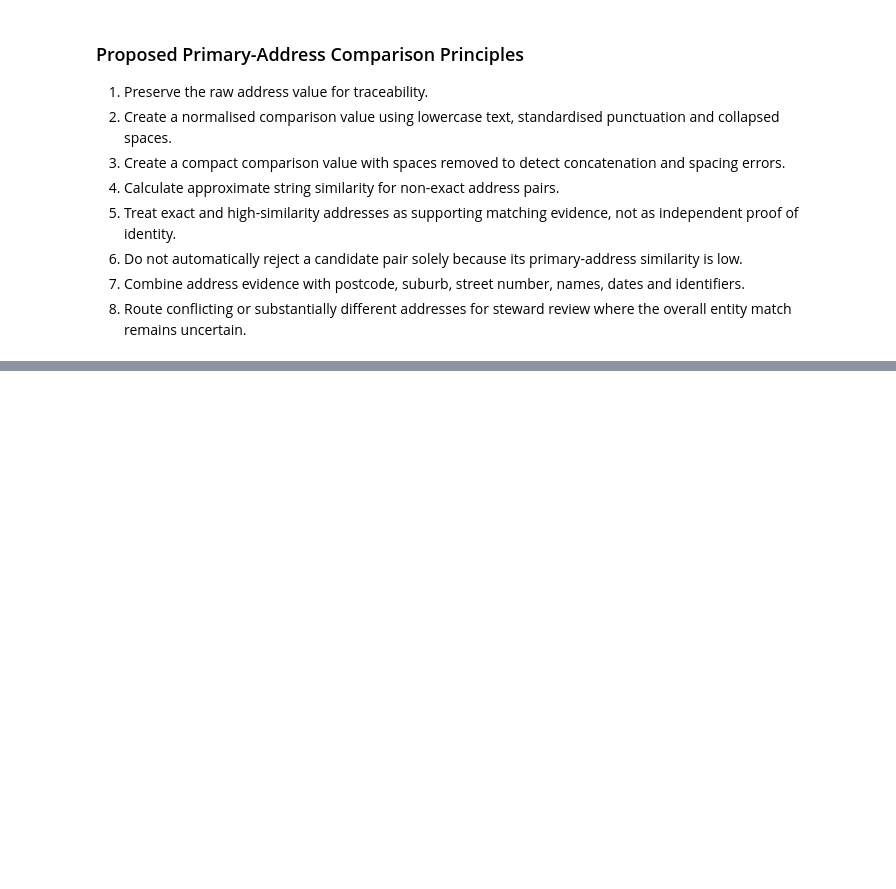
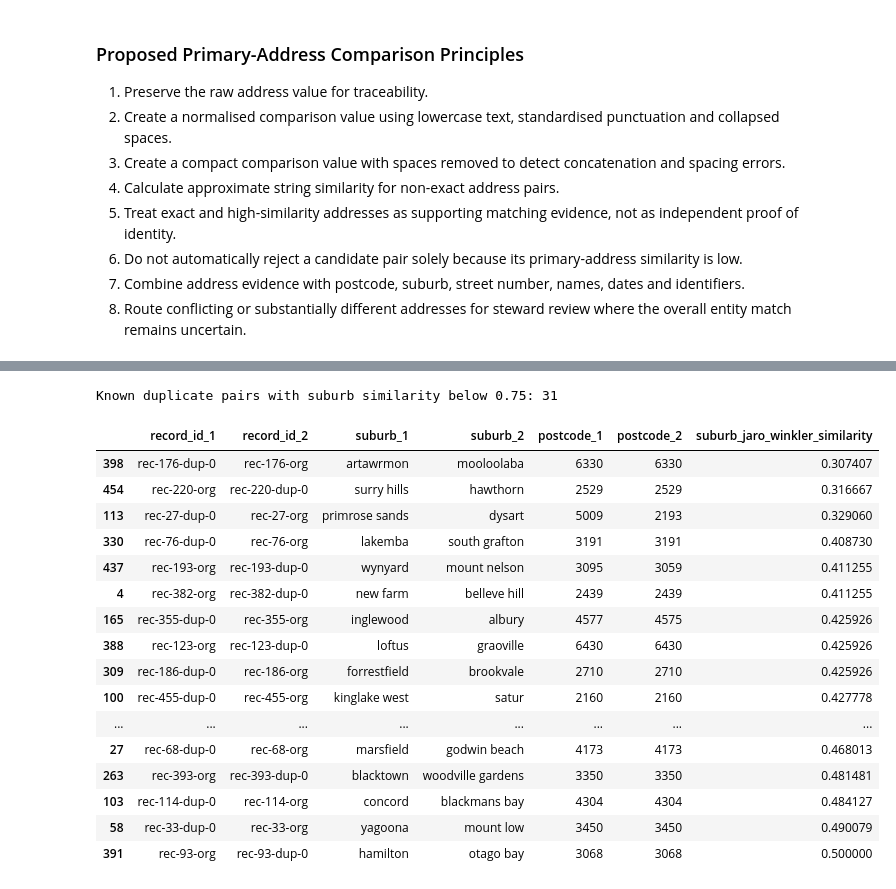
Before and after one commit to WaleBalogunK/Repository-name-entity-resolution-golden-record-lab, a Jupyter notebook: notebooks/01_data_acquisition_and_initial_audit.ipynb, the cells around one changed output, grey strips where cells are left out. Saved outputs shown, nothing was run; the diff lists cells and outputs as text; code cells hidden in the pictures; blank space fills up the shorter version.

```diff
--- a/notebooks/01_data_acquisition_and_initial_audit.ipynb
+++ b/notebooks/01_data_acquisition_and_initial_audit.ipynb
@@ -2422,0 +2436,12 @@ The primary-address comparison produced the following findings:
+# %%
+def normalise_location_text(value):
+    """
+    Standardise a location value for comparison.
+    """
+    if pd.isna(value):
+        return pd.NA
+
+    text = str(value).strip().lower()
+    text = re.sub(r"[^a-z0-9]+", "", text)
+
+    return text
@@ -2422,0 +2683,47 @@ The primary-address comparison produced the following findings:
+# %%
+low_similarity_suburb_pairs = (
+    suburb_available[
+        suburb_available[
+            "suburb_jaro_winkler_similarity"
+        ] < 0.75
+    ][
+        [
+            "record_id_1",
+            "record_id_2",
+            "suburb_1",
+            "suburb_2",
+            "postcode_1",
+            "postcode_2",
+            "suburb_jaro_winkler_similarity"
+        ]
+    ]
+    .sort_values(
+        by="suburb_jaro_winkler_similarity"
+    )
+)
+
+print(
+    "Known duplicate pairs with suburb similarity below 0.75: "
+    f"{len(low_similarity_suburb_pairs):,}"
+)
+
+low_similarity_suburb_pairs.head(20)
+# %% [output]
+Known duplicate pairs with suburb similarity below 0.75: 31
+|  | record_id_1 | record_id_2 | suburb_1 | suburb_2 | postcode_1 | postcode_2 | suburb_jaro_winkler_similarity |
+| 398 | rec-176-dup-0 | rec-176-org | artawrmon | mooloolaba | 6330 | 6330 | 0.307407 |
+| 454 | rec-220-org | rec-220-dup-0 | surry hills | hawthorn | 2529 | 2529 | 0.316667 |
+| 113 | rec-27-dup-0 | rec-27-org | primrose sands | dysart | 5009 | 2193 | 0.329060 |
+| 330 | rec-76-dup-0 | rec-76-org | lakemba | south grafton | 3191 | 3191 | 0.408730 |
+| 437 | rec-193-org | rec-193-dup-0 | wynyard | mount nelson | 3095 | 3059 | 0.411255 |
+| 4 | rec-382-org | rec-382-dup-0 | new farm | belleve hill | 2439 | 2439 | 0.411255 |
+| 165 | rec-355-dup-0 | rec-355-org | inglewood | albury | 4577 | 4575 | 0.425926 |
+| 388 | rec-123-org | rec-123-dup-0 | loftus | graoville | 6430 | 6430 | 0.425926 |
+| 309 | rec-186-dup-0 | rec-186-org | forrestfield | brookvale | 2710 | 2710 | 0.425926 |
+| 100 | rec-455-dup-0 | rec-455-org | kinglake west | satur | 2160 | 2160 | 0.427778 |
+| ... | ... | ... | ... | ... | ... | ... | ... |
+| 27 | rec-68-dup-0 | rec-68-org | marsfield | godwin beach | 4173 | 4173 | 0.468013 |
+| 263 | rec-393-org | rec-393-dup-0 | blacktown | woodville gardens | 3350 | 3350 | 0.481481 |
+| 103 | rec-114-dup-0 | rec-114-org | concord | blackmans bay | 4304 | 4304 | 0.484127 |
+| 58 | rec-33-dup-0 | rec-33-org | yagoona | mount low | 3450 | 3450 | 0.490079 |
+| 391 | rec-93-org | rec-93-dup-0 | hamilton | otago bay | 3068 | 3068 | 0.500000 |
```
Also changed, not shown: parts of 23 cells of this notebook.
